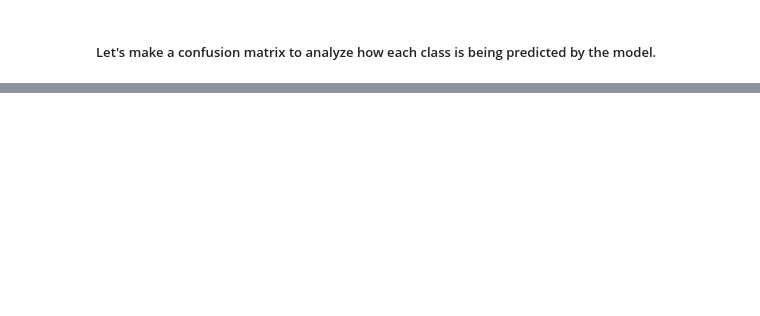
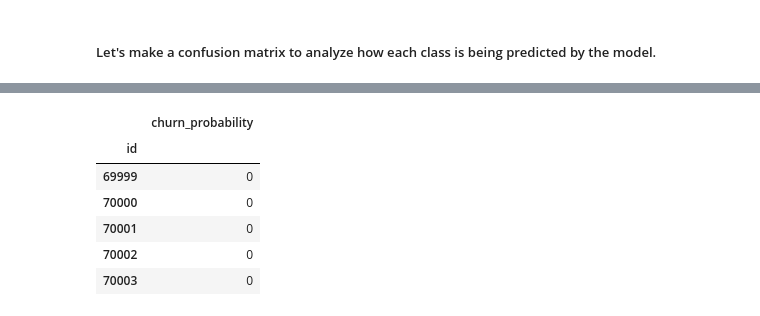
Before and after one commit to rasikasonar/UnsupervisedLearningCaseStudy, a Jupyter notebook: Telecom_Churn_Case_Study_Solution.ipynb, the cells around one changed output, grey strips where cells are left out. Cells and saved outputs as stored; diff of their text form; code cells hidden in the pictures; blank space fills up the shorter version.

```diff
--- a/Telecom_Churn_Case_Study_Solution.ipynb
+++ b/Telecom_Churn_Case_Study_Solution.ipynb
@@ -454,0 +497,6 @@ recall_score(y_test, y_test_pred)
+# %%
+unseen_data = unseen_data[data_new.columns]
+# %%
+(100*unseen_data.isnull().sum()/len(unseen_data)).describe()
+# Test file has got some null values, let's fill it with 0 and predict the churn probability
+unseen_data = unseen_data.fillna(0)
@@ -454,0 +515,16 @@ recall_score(y_test, y_test_pred)
+# %%
+unseen_data_pca = pc2.transform(unseen_data)
+y_test_pred_unseen = lrmodel.predict(unseen_data_pca)
+# %%
+unseen_data['churn_probability'] = y_test_pred_unseen
+# %%
+output = unseen_data[["churn_probability"]]
+output.head()
+# %% [output]
+|  | churn_probability |
+| id |  |
+| 69999 | 0 |
+| 70000 | 0 |
+| 70001 | 0 |
+| 70002 | 0 |
+| 70003 | 0 |
```
Also changed, not shown: parts of 18 cells of this notebook.
